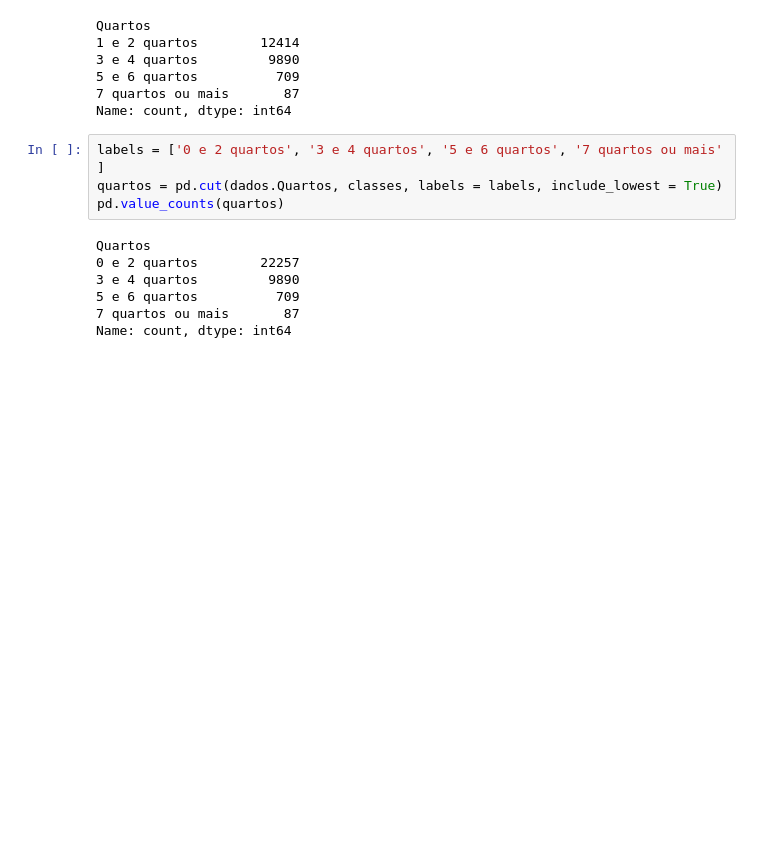
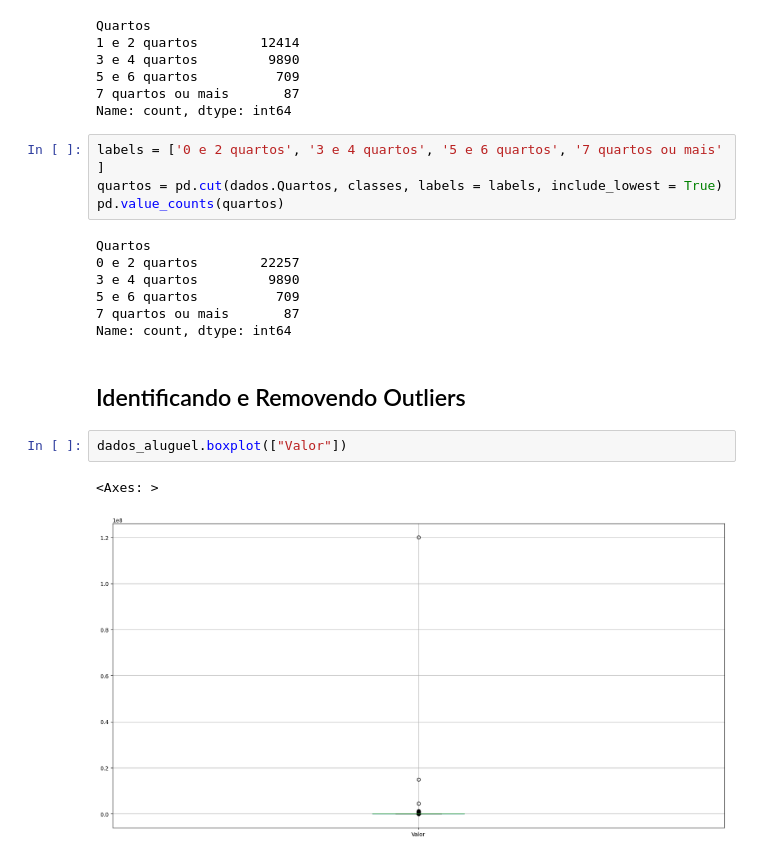
Before and after one commit to joseevilasio/Data-Science-Studies, a Jupyter notebook: FormaçãoAlura-Data-Science/Tratando_e_Analisando_Dados.ipynb, the cells around one changed output. Drawn from its saved outputs; the diff is of its cells as text; blank space fills up the shorter version.

```diff
--- a/FormaçãoAlura-Data-Science/Tratando_e_Analisando_Dados.ipynb
+++ b/FormaçãoAlura-Data-Science/Tratando_e_Analisando_Dados.ipynb
@@ -616,3 +616,10 @@ Quartos
 5 e 6 quartos          709
 7 quartos ou mais       87
 Name: count, dtype: int64
+# %% [markdown]
+## Identificando e Removendo Outliers
+# %%
+dados_aluguel.boxplot(["Valor"])
+# %% [output]
+<Axes: >
+[figure, added]
```
Also changed, not shown: parts of 10 cells of this notebook, 1 other file.
